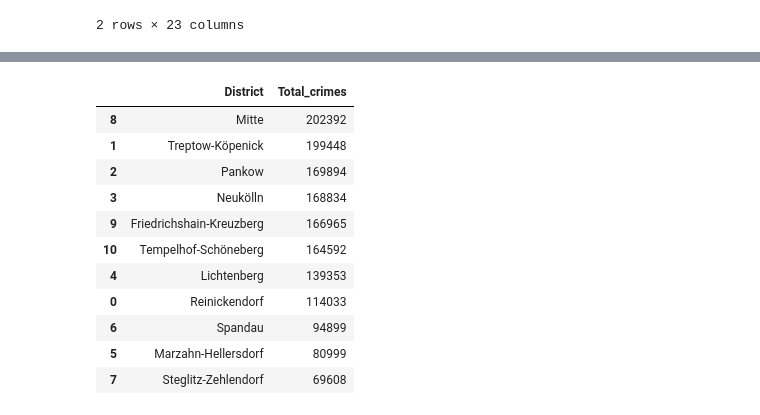
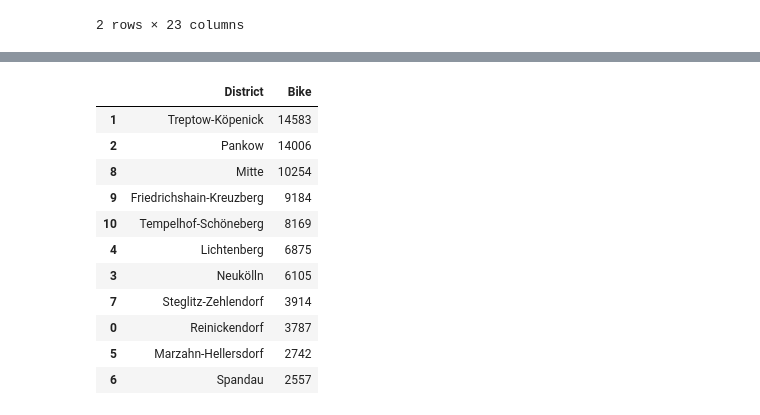
Before and after one commit to cmvaleria/Mid_bootcamp_project, a Jupyter notebook: Notebooks/Maping.ipynb, the cells around one changed output, grey strips where cells are left out. Cells and saved outputs as stored; diff of their text form; code cells hidden in the pictures.

```diff
--- a/Notebooks/Maping.ipynb
+++ b/Notebooks/Maping.ipynb
@@ -346,15 +325,15 @@ plt.show();
 # %%
-crime_map_Hz[['District','Total_crimes']].sort_values(by='Total_crimes', ascending=False)
+crime_map_Hz[['District','Bike']].sort_values(by='Bike', ascending=False)
 # %% [output]
-|  | District | Total_crimes |
-| 8 | Mitte | 202392 |
-| 1 | Treptow-Köpenick | 199448 |
-| 2 | Pankow | 169894 |
-| 3 | Neukölln | 168834 |
-| 9 | Friedrichshain-Kreuzberg | 166965 |
-| 10 | Tempelhof-Schöneberg | 164592 |
-| 4 | Lichtenberg | 139353 |
-| 0 | Reinickendorf | 114033 |
-| 6 | Spandau | 94899 |
-| 5 | Marzahn-Hellersdorf | 80999 |
-| 7 | Steglitz-Zehlendorf | 69608 |
+|  | District | Bike |
+| 1 | Treptow-Köpenick | 14583 |
+| 2 | Pankow | 14006 |
+| 8 | Mitte | 10254 |
+| 9 | Friedrichshain-Kreuzberg | 9184 |
+| 10 | Tempelhof-Schöneberg | 8169 |
+| 4 | Lichtenberg | 6875 |
+| 3 | Neukölln | 6105 |
+| 7 | Steglitz-Zehlendorf | 3914 |
+| 0 | Reinickendorf | 3787 |
+| 5 | Marzahn-Hellersdorf | 2742 |
+| 6 | Spandau | 2557 |
```
Also changed, not shown: parts of 4 cells of this notebook, 3 other files.
